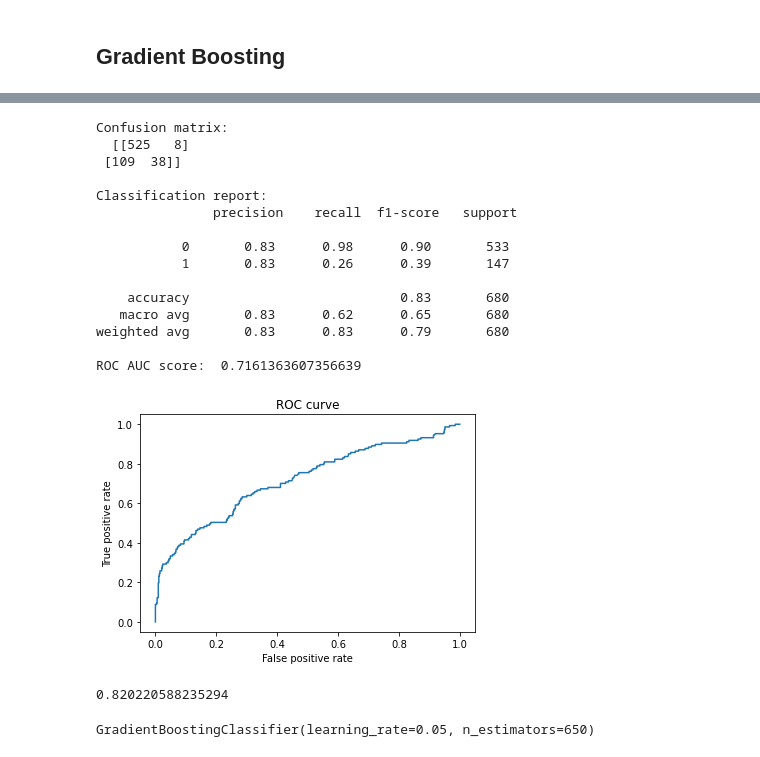
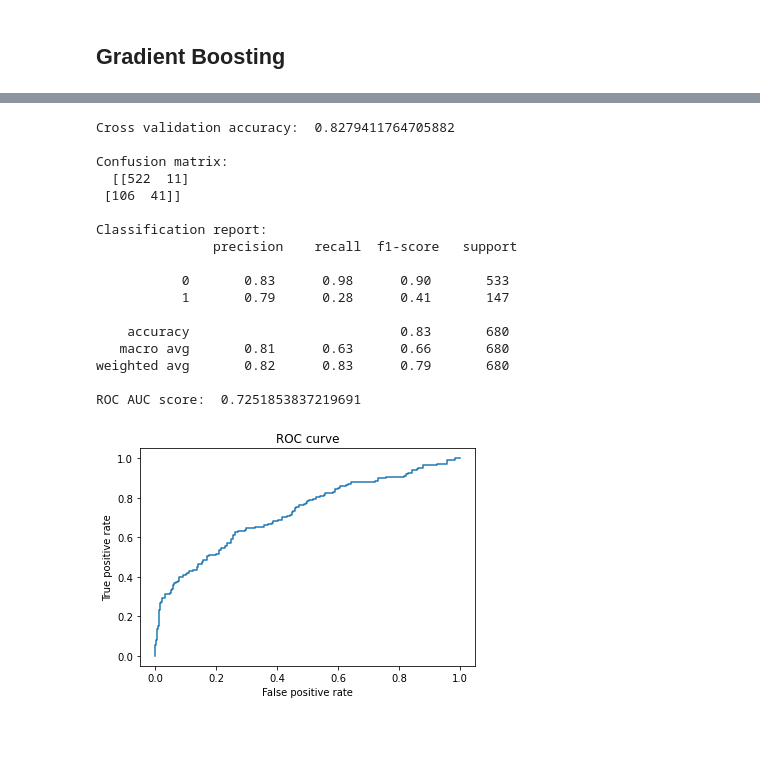
Before and after one commit to Jobin-Nelson/Student_attrition, a Jupyter notebook: src/Student_attrition.ipynb, the cells around one changed output, grey strips where cells are left out. Drawn from its saved outputs; the diff is of its cells as text; code cells hidden in the pictures.

```diff
--- a/src/Student_attrition.ipynb
+++ b/src/Student_attrition.ipynb
@@ -1164,14 +1164,17 @@ xtrain, xvalid, ytrain, yvalid = train_test_split(X,y,
 # Creating a function to make the process of training and scoring seamless
 
 from sklearn.metrics import confusion_matrix, classification_report, roc_curve, roc_auc_score
+from sklearn.model_selection import cross_val_score
 
 def score_model(model, xtrain=xtrain, xvalid=xvalid, ytrain=ytrain, yvalid=yvalid):
     model.fit(xtrain,ytrain)
+    score = cross_val_score(model, xtrain, ytrain, cv=5, n_jobs = -1)
     ypred = model.predict(xvalid)
     ypred_proba = model.predict_proba(xvalid)[:,1]
+    cm = confusion_matrix(yvalid,ypred)
 
-    cm = confusion_matrix(yvalid,ypred)
-    print("Confusion matrix:\n ",cm,'\n')
+    print("Cross validation accuracy: ", score.mean(),"\n")
+    print("Confusion matrix:\n ",cm,"\n")
     print("Classification report:\n",classification_report(yvalid,ypred))
     print("ROC AUC score: ",roc_auc_score(yvalid,ypred_proba))
 
@@ -1664,29 +1737,23 @@ ValueError: learning_rate must be greater than 0 but was 0.0
 # %%
-GB = GradientBoostingClassifier(n_estimators=110,
-                               learning_rate=0.05)
+GB = GradientBoostingClassifier(n_estimators = 100,
+                                learning_rate=0.1)
 score_model(GB)
 # %% [output]
+Cross validation accuracy:  0.8279411764705882
+
 Confusion matrix:
-  [[525   8]
- [109  38]]
+  [[522  11]
+ [106  41]]
 
 Classification report:
                precision    recall  f1-score   support
 
            0       0.83      0.98      0.90       533
-           1       0.83      0.26      0.39       147
+           1       0.79      0.28      0.41       147
 
     accuracy                           0.83       680
-   macro avg       0.83      0.62      0.65       680
-weighted avg       0.83      0.83      0.79       680
+   macro avg       0.81      0.63      0.66       680
+weighted avg       0.82      0.83      0.79       680
 
-ROC AUC score:  0.7161363607356639
+ROC AUC score:  0.7251853837219691
-[figure, old version]
+[figure, new version]
-# %%
-GB_rand.best_score_
-# %% [output]
-0.820220588235294
-# %%
-GB_rand.best_estimator_
-# %% [output]
-GradientBoostingClassifier(learning_rate=0.05, n_estimators=650)
```
Also changed, not shown: parts of 23 cells of this notebook, 6 other files.
